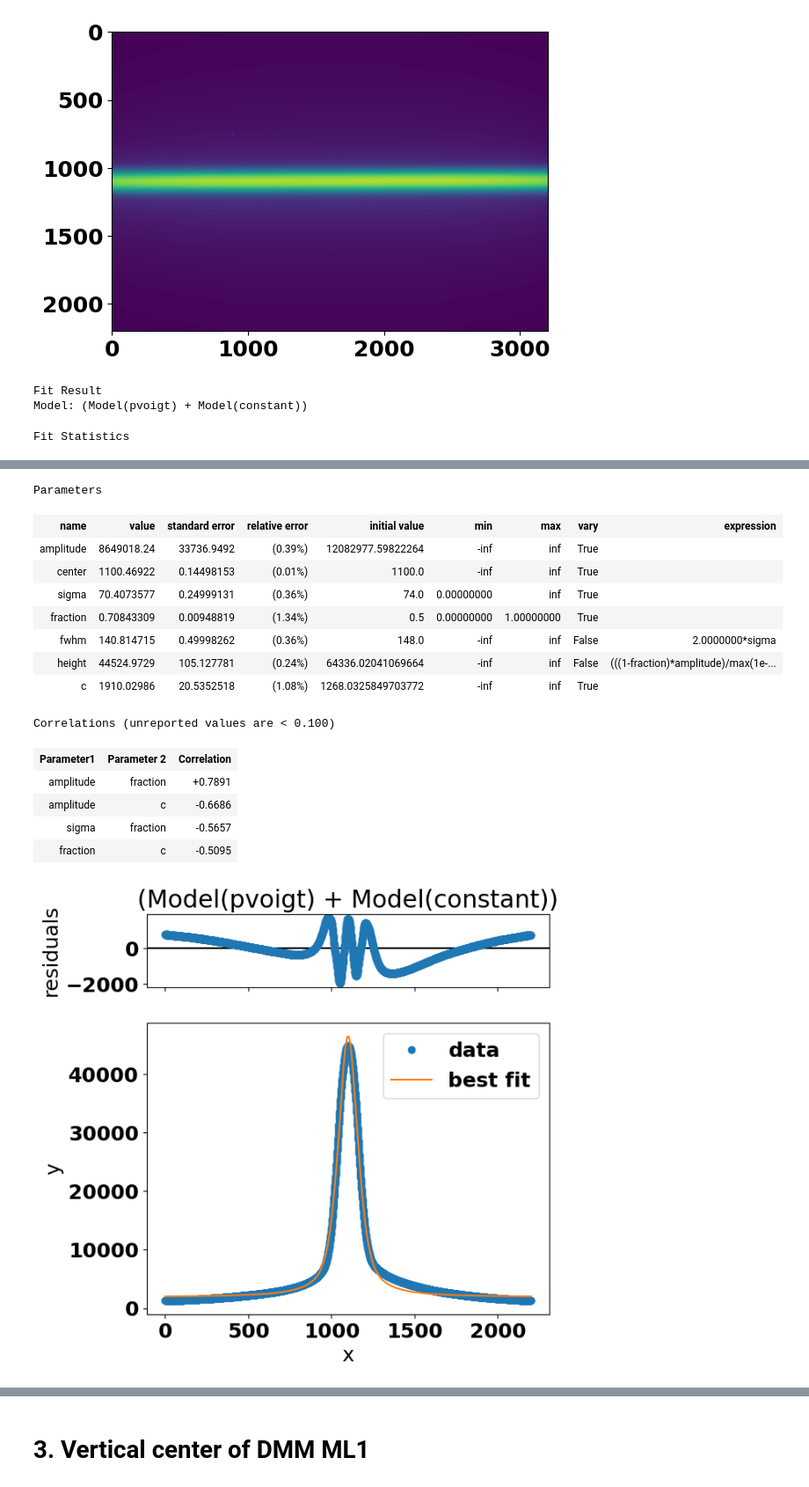
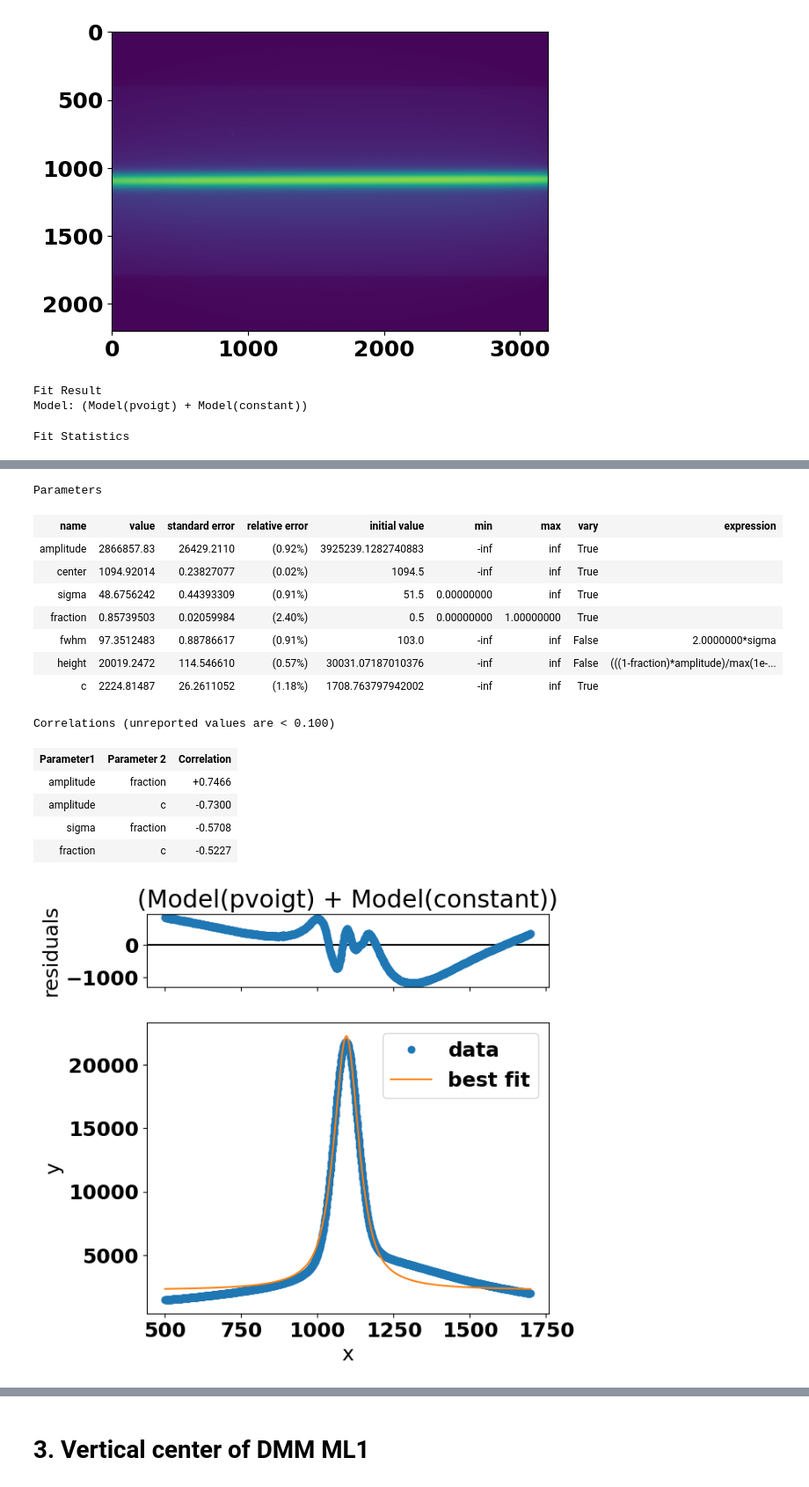
Before and after one commit to gianthk/BEATS_raytracing, a Jupyter notebook: BEATS_commissioning_ver_beam_positions.ipynb, the cells around one changed output, grey strips where cells are left out. Shown at 88% size. Saved outputs shown, nothing was run; the diff lists cells and outputs as text; code cells hidden in the pictures.

Commit message:
checked again slits 1

```diff
--- a/BEATS_commissioning_ver_beam_positions.ipynb
+++ b/BEATS_commissioning_ver_beam_positions.ipynb
@@ -106,14 +106,14 @@ The detector is centered vertically to the beam..
 # 2. Vertical center of Slit_1
 # %%
 # im = tifffile.imread('/PETRA/SED/BEATS/IH/scratch/DMM_commissioning/flat_FLIR_2X_slits1_open_test_det+0.5mm.tif')
-im = tifffile.imread('/PETRA/SED/BEATS/IH/scratch/DMM_commissioning/flat_FLIR_2X_slits1_narrow.tif')
+im = tifffile.imread('/PETRA/SED/BEATS/IH/scratch/DMM_commissioning/FLIR_2X_slits1_Y1_5.245_Y2_0.136.tif')
 # %%
 plt.imshow(im)
 # %% [output]
 <matplotlib.image.AxesImage at 0x...>
 [figure]
 # %%
-image_fit_profile(im, profile='pseudo-voigt', background='constant', plot=True) # , width=1400
+image_fit_profile(im, profile='pseudo-voigt', background='constant', trim=500, plot=True) # , width=1400
 # %% [output]
 Fit Result
 Model: (Model(pvoigt) + Model(constant))
@@ -130,17 +130,17 @@ Fit Statistics
 Parameters
 | name | value | standard error | relative error | initial value | min | max | vary | expression |
-| amplitude | 8649018.24 | 33736.9492 | (0.39%) | 12082977.59822264 | -inf | inf | True |  |
-| center | 1100.46922 | 0.14498153 | (0.01%) | 1100.0 | -inf | inf | True |  |
-| sigma | 70.4073577 | 0.24999131 | (0.36%) | 74.0 | 0.00000000 | inf | True |  |
-| fraction | 0.70843309 | 0.00948819 | (1.34%) | 0.5 | 0.00000000 | 1.00000000 | True |  |
-| fwhm | 140.814715 | 0.49998262 | (0.36%) | 148.0 | -inf | inf | False | 2.0000000*sigma |
-| height | 44524.9729 | 105.127781 | (0.24%) | 64336.02041069664 | -inf | inf | False | (((1-fraction)*amplitude)/max(1e-... |
-| c | 1910.02986 | 20.5352518 | (1.08%) | 1268.0325849703772 | -inf | inf | True |  |
+| amplitude | 2866857.83 | 26429.2110 | (0.92%) | 3925239.1282740883 | -inf | inf | True |  |
+| center | 1094.92014 | 0.23827077 | (0.02%) | 1094.5 | -inf | inf | True |  |
+| sigma | 48.6756242 | 0.44393309 | (0.91%) | 51.5 | 0.00000000 | inf | True |  |
+| fraction | 0.85739503 | 0.02059984 | (2.40%) | 0.5 | 0.00000000 | 1.00000000 | True |  |
+| fwhm | 97.3512483 | 0.88786617 | (0.91%) | 103.0 | -inf | inf | False | 2.0000000*sigma |
+| height | 20019.2472 | 114.546610 | (0.57%) | 30031.07187010376 | -inf | inf | False | (((1-fraction)*amplitude)/max(1e-... |
+| c | 2224.81487 | 26.2611052 | (1.18%) | 1708.763797942002 | -inf | inf | True |  |
 Correlations (unreported values are < 0.100)
 | Parameter1 | Parameter 2 | Correlation |
-| amplitude | fraction | +0.7891 |
-| amplitude | c | -0.6686 |
-| sigma | fraction | -0.5657 |
-| fraction | c | -0.5095 |
+| amplitude | fraction | +0.7466 |
+| amplitude | c | -0.7300 |
+| sigma | fraction | -0.5708 |
+| fraction | c | -0.5227 |
-[figure, old version]
+[figure, new version]
 # %%
```
Also changed, not shown: parts of 8 cells of this notebook.
